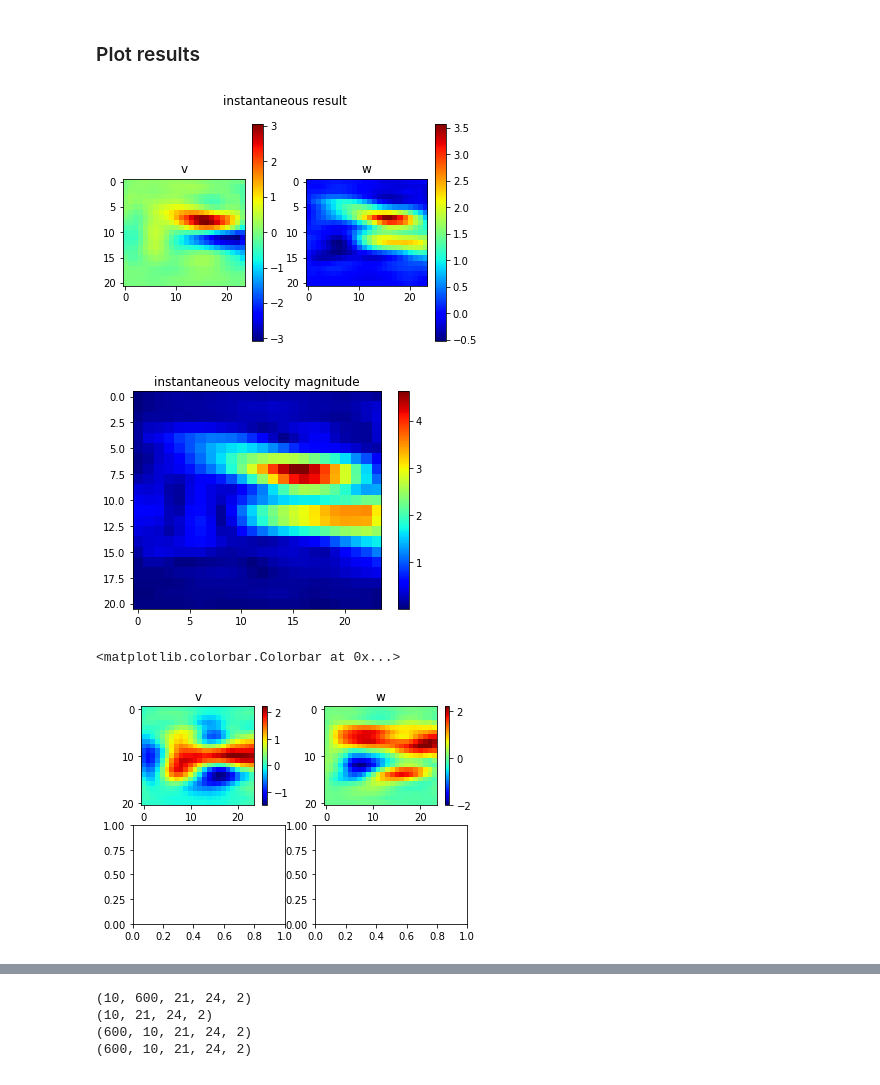
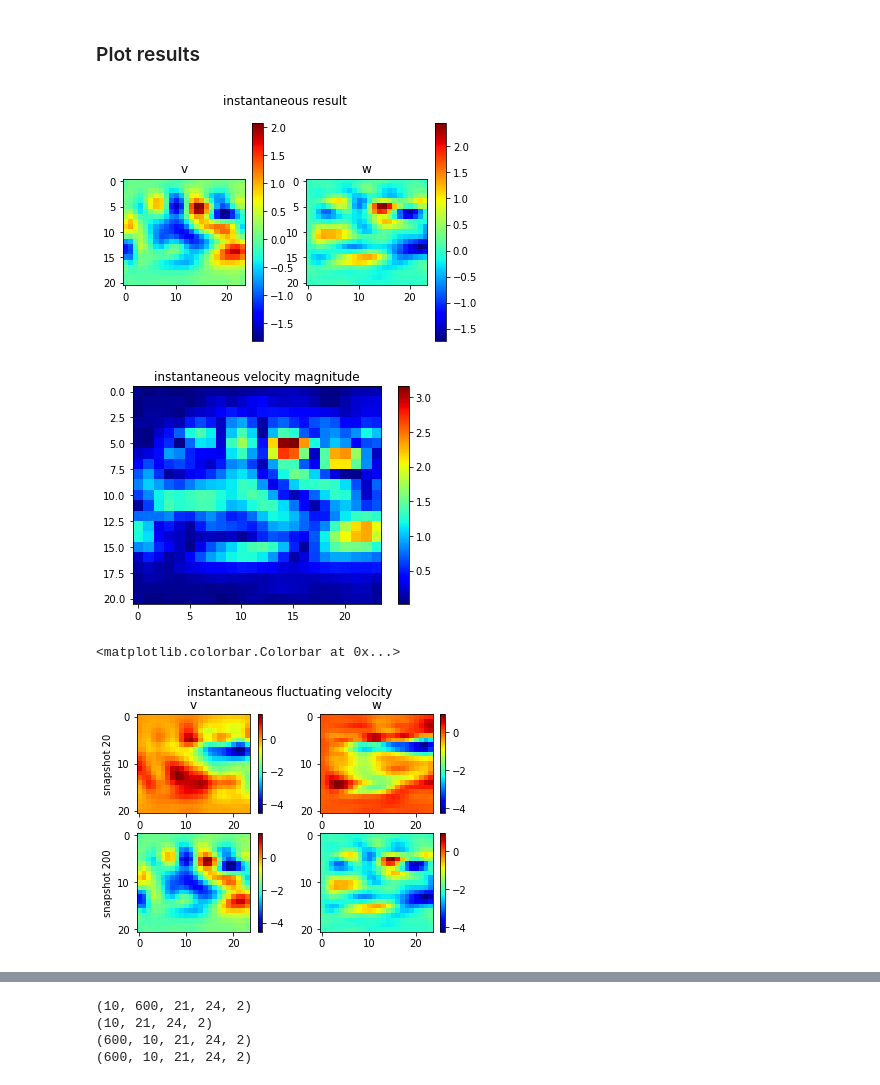
Before and after one commit to MagriLab/MD-CNN-AE, a Jupyter notebook: latent_sapce.ipynb, the cells around one changed output, grey strips where cells are left out. Saved outputs shown, nothing was run; the diff lists cells and outputs as text; code cells hidden in the pictures.

```diff
--- a/latent_sapce.ipynb
+++ b/latent_sapce.ipynb
@@ -4,9 +4,10 @@ tf.keras.backend.set_floatx('float32')
 from tensorflow.keras.optimizers import Adam
 from tensorflow.keras.callbacks import ModelCheckpoint,EarlyStopping
 from tensorflow.keras import backend as K
+mse = tf.keras.losses.MeanSquaredError()
 
-from MD_AE_model import *
-# from model_no_bias import *
+# from MD_AE_model import *
+from model_no_bias import *
 
 import h5py
 import numpy as np
@@ -23,10 +24,10 @@ system_info = config['system_info']
 # data
 data_file = '../Data/PIV/PIV4_downsampled_by8.h5'
 Ntrain = 1800 # snapshots for training
-Ntest = 900 # sanpshots for testing
+Ntest = 900 # sanpshots for testingprint()
 
 # path
-results_folder = 'MD_10__2022_05_10__12_20_46'
+results_folder = 'MD_10__2022_05_10__14_20_22-linear'
 folder = system_info['save_location'] + '/' + results_folder + '/'
 
 ## ae configuration
@@ -124,7 +109,7 @@ myplot.plot_ae_modes(modes_test,range(10),snapshot=1,savefig=SAVE_MODES,path=fol
 ### Plot results
 # %%
 ## instantaneous results
-time = 500 # which snapshot?MD_10__2022_05_10__14_20_22-linear
+time = 200 # which snapshot?
 fig, (ax1,ax2) = plt.subplots(ncols=2)
 fig1 = ax1.imshow(y_test[time,:,:,0],'jet')
 ax1.set_title('v')
@@ -143,20 +128,29 @@ plt.colorbar()
 plt.title('instantaneous velocity magnitude')
 plt.show()
 # %% [output]
-[figure, old version]
+[figure, new version]
-[figure, old version]
+[figure, new version]
 # %%
 time = 20 # which snapshot?
 fig, ax = plt.subplots(2,2)
+fig.suptitle('instantaneous fluctuating velocity')
 fig1 = ax[0,0].imshow(y_test[time,:,:,0],'jet')
 ax[0,0].set_title('v')
+ax[0,0].set_ylabel('snapshot %i'%(time))
 fig.colorbar(fig1,ax=ax[0,0])
 fig2 = ax[0,1].imshow(y_test[time,:,:,1],'jet')
 ax[0,1].set_title('w')
 fig.colorbar(fig2,ax=ax[0,1])
+
+time = 200 # which snapshot?
+fig3 = ax[1,0].imshow(y_test[time,:,:,0],'jet')
+fig.colorbar(fig1,ax=ax[1,0])
+ax[1,0].set_ylabel('snapshot %i'%(time))
+fig4 = ax[1,1].imshow(y_test[time,:,:,1],'jet')
+fig.colorbar(fig2,ax=ax[1,1])
 # %% [output]
 <matplotlib.colorbar.Colorbar at 0x...>
-[figure, old version]
+[figure, new version]
 # %%
 ## latent space line plot
 print(latent_test.shape)
```
Also changed, not shown: parts of 17 cells of this notebook, 5 other files.
